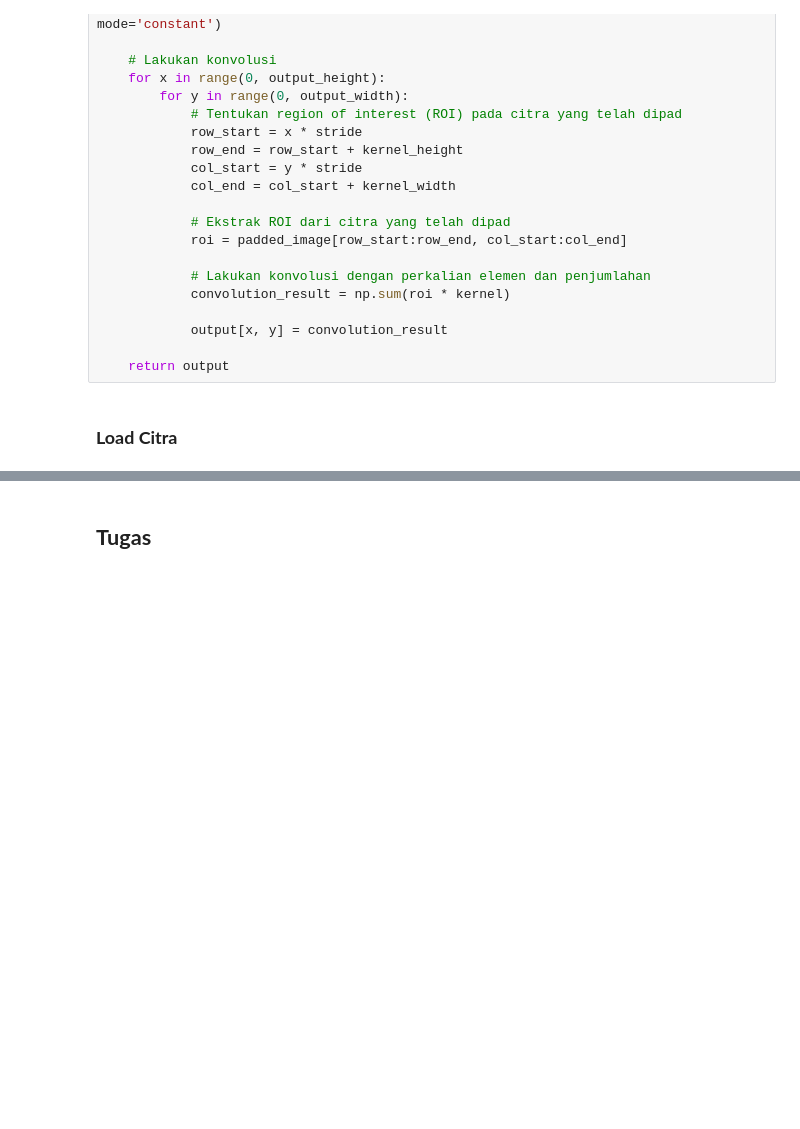
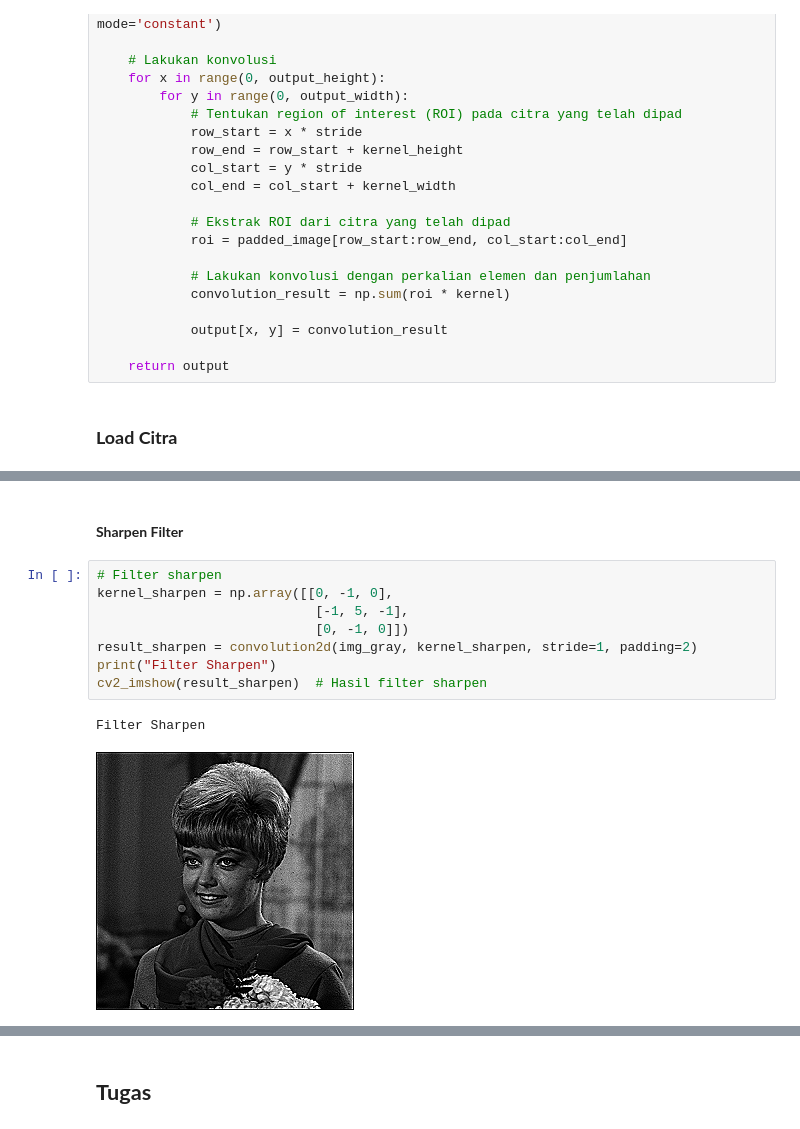
Before and after one commit to alfisuryap/PengolahanCitraDanVisiKomputer, a Jupyter notebook: Week7.ipynb, the cells around one changed output, grey strips where cells are left out. Cells and saved outputs as stored; diff of their text form; blank space fills up the shorter version.

```diff
--- a/Week7.ipynb
+++ b/Week7.ipynb
@@ -130,0 +238,13 @@ img_gray = cv.cvtColor(img, cv.COLOR_BGR2GRAY)
+# %% [markdown]
+#### **Sharpen Filter**
+# %%
+# Filter sharpen
+kernel_sharpen = np.array([[0, -1, 0],
+                            [-1, 5, -1],
+                            [0, -1, 0]])
+result_sharpen = convolution2d(img_gray, kernel_sharpen, stride=1, padding=2)
+print("Filter Sharpen")
+cv2_imshow(result_sharpen)  # Hasil filter sharpen
+# %% [output]
+Filter Sharpen
+[figure, added]
```
Also changed, not shown: parts of 23 cells of this notebook.
